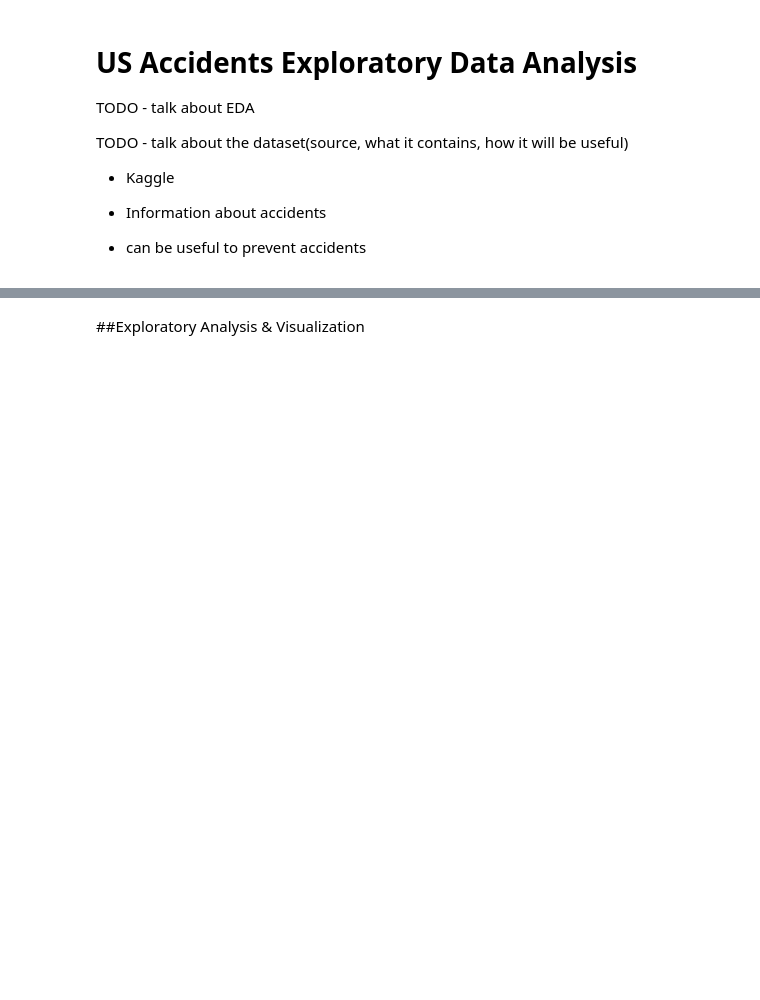
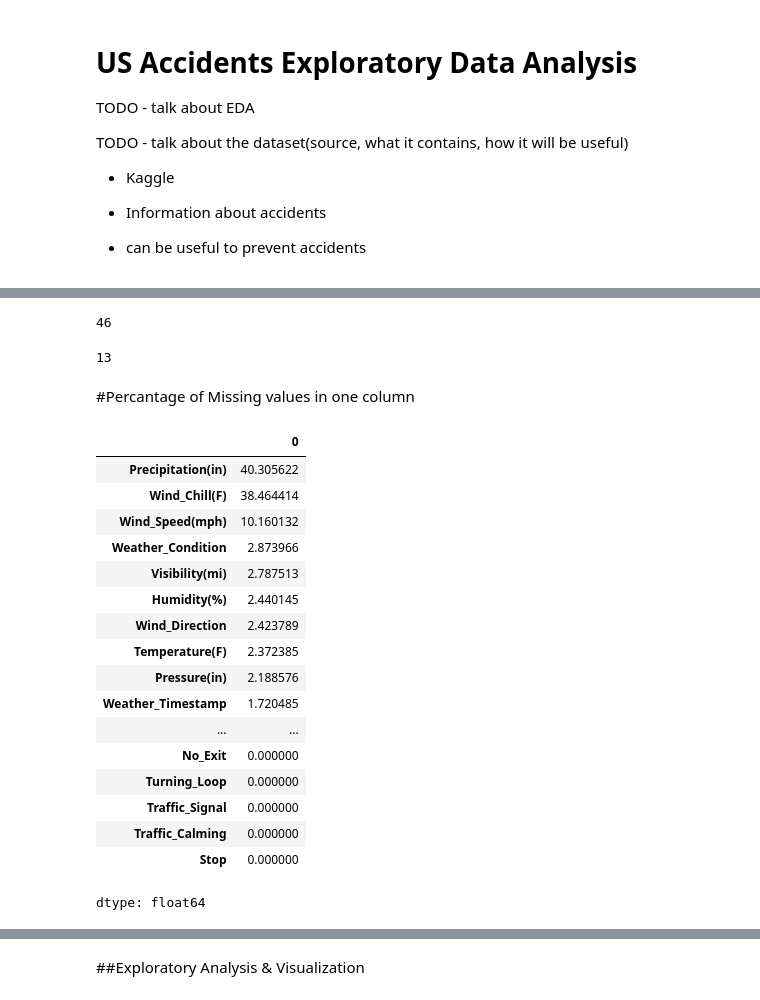
Before and after one commit to MuntasirAraf14/EDA_-Exploratory-Data-Analysis-, a Jupyter notebook: EDA_project(1).ipynb, the cells around one changed output, grey strips where cells are left out. Saved outputs shown, nothing was run; the diff lists cells and outputs as text; code cells hidden in the pictures; blank space fills up the shorter version.

```diff
--- a/EDA_project(1).ipynb
+++ b/EDA_project(1).ipynb
@@ -29,0 +84,35 @@ Downloading us-accidents.zip to ./us-accidents
+# %%
+len(df.columns)
+# %% [output]
+46
+# %%
+numerics = ['int16', 'int32', 'int64', 'float16', 'float32', 'float64']
+
+numeric_df = df.select_dtypes(include=numerics)
+len(numeric_df.columns)
+# %% [output]
+13
+# %% [markdown]
+#Percantage of Missing values in one column
+# %%
+missing_percentages = df.isna().sum().sort_values(ascending=False)/len(df)*100
+missing_percentages
+# %% [output]
+|  | 0 |
+| Precipitation(in) | 40.305622 |
+| Wind_Chill(F) | 38.464414 |
+| Wind_Speed(mph) | 10.160132 |
+| Weather_Condition | 2.873966 |
+| Visibility(mi) | 2.787513 |
+| Humidity(%) | 2.440145 |
+| Wind_Direction | 2.423789 |
+| Temperature(F) | 2.372385 |
+| Pressure(in) | 2.188576 |
+| Weather_Timestamp | 1.720485 |
+| ... | ... |
+| No_Exit | 0.000000 |
+| Turning_Loop | 0.000000 |
+| Traffic_Signal | 0.000000 |
+| Traffic_Calming | 0.000000 |
+| Stop | 0.000000 |
+dtype: float64
```
Also changed, not shown: parts of 13 cells of this notebook.
